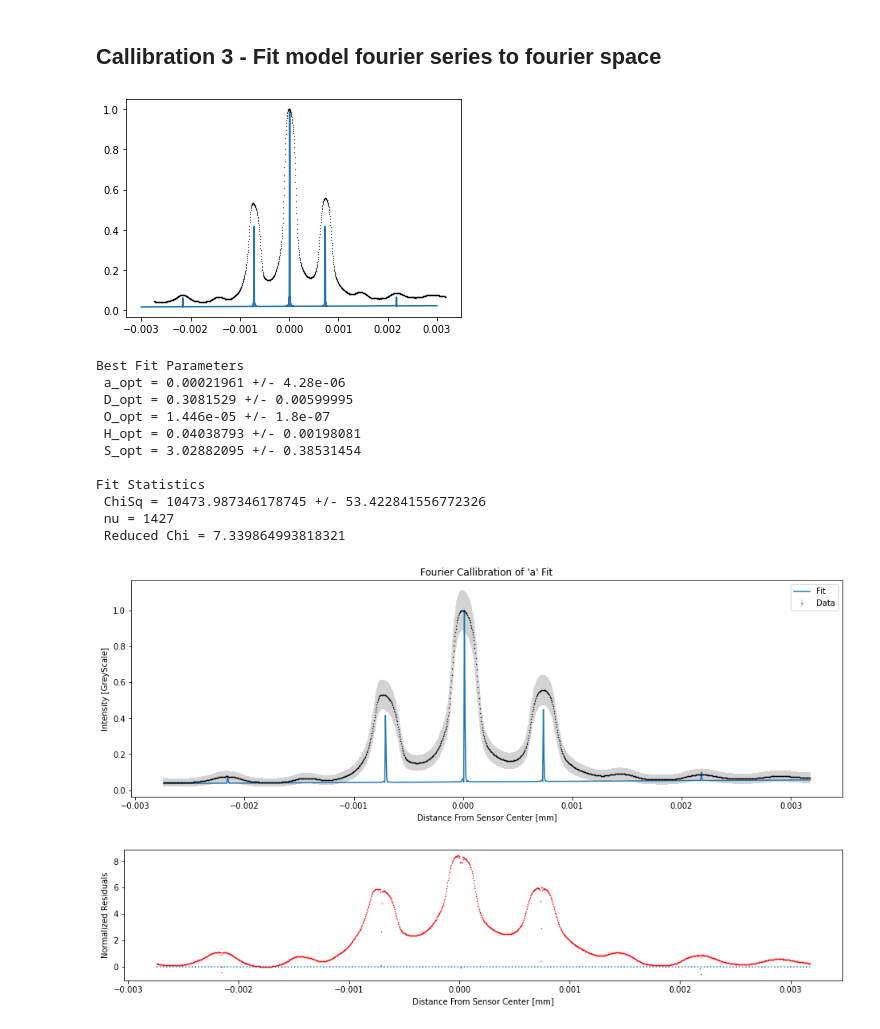
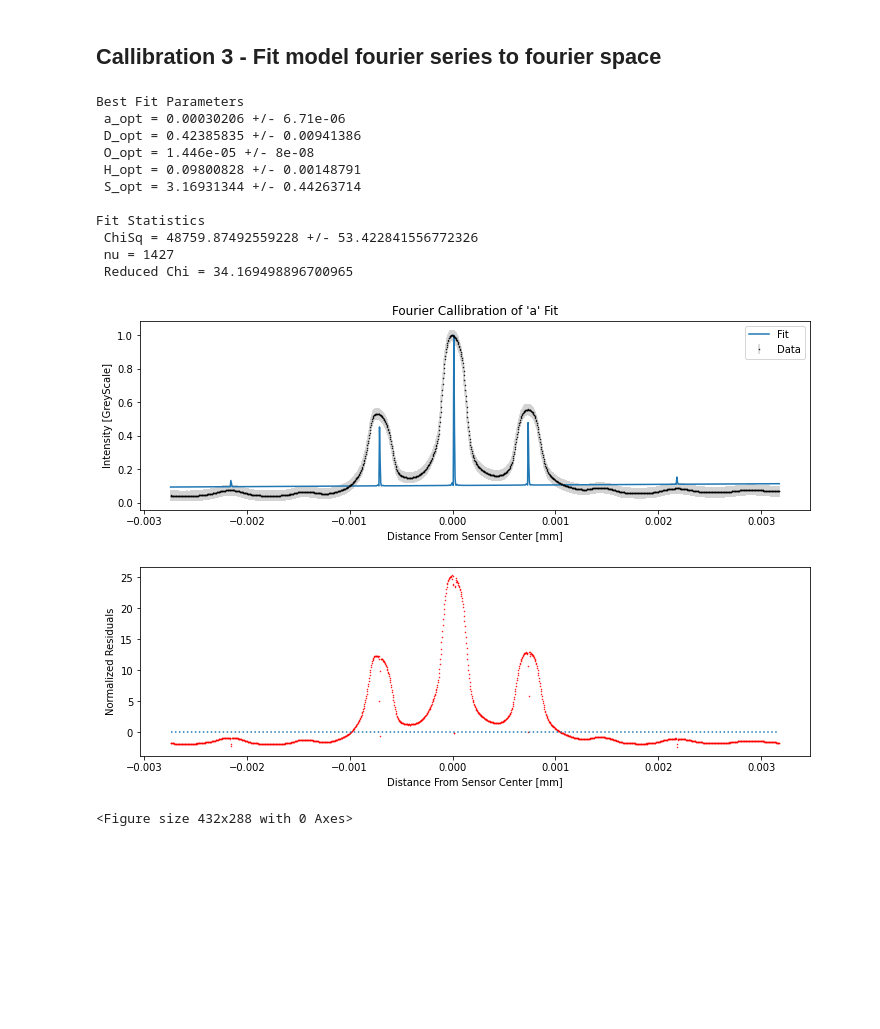
Before and after one commit to Elliot-Wadge/Phys-332W-SF, a Jupyter notebook: analysis.ipynb, the cells around one changed output. Cells and saved outputs as stored; diff of their text form; code cells hidden in the pictures; blank space fills up the shorter version.

```diff
--- a/analysis.ipynb
+++ b/analysis.ipynb
@@ -273,33 +296,45 @@ def fourierSpaceCallibrationModel(x,a,D,O = 0, H = 0,slope = 0,N = 95,wavelength
     intensity /= np.max(intensity)
     return intensity
 
+# Load data to fit in correct units
 xdat = np.array((xValFour*mm_per_px-x_center)/1000) # in mm
 ydat = np.array(yValFour/np.max(yValFour)) # normalized
+# Uncertainty form poisson characteristics of pixels
 GreyValMax = 255
 SensorWellMax = 20000
-nrowsAvreaged = 1
-alpha = np.sqrt( ydat*GreyValMax/(SensorWellMax*nrowsAvreaged) )
+nrowsAvreaged = 1000
+alpha_1 = np.sqrt( ydat*GreyValMax/(SensorWellMax*nrowsAvreaged) )
+# Uncertainty from dark noise & ambient room light noise floor
+alpha_0 = np.ones(len(xdat))*sigma
+# total uncertainty
+alpha = alpha_0 + alpha_1
+
+# Define labels for plotting later
 xtitle = "Distance From Sensor Center [mm]"
 ytitle = "Intensity [GreyScale]"
 figtitle = "Fourier Callibration of 'a' Fit"
 width = 16
 height = 3
-#plt.plot(xdat,ydat)
-#plt.show()
+gs = GridSpec(2, 1,hspace=0.3)
+fig = plt.figure(figsize = (12,8))
+axF = plt.subplot(gs[0,0])
+axR = plt.subplot(gs[1,0])
 
 # initial parameter guesses from inspection of intercept and slope
 a_init = 0.201 *10**(-3)
 D_init = 282 *10**(-3)
+# these three as just to reduce some unideal behaviour of data collection
 offset_init = 0.00001
 height_init = 0.02
 slope_init = 1
 
+# Model space
 x = np.linspace(-3,3,5000)*10**(-3)
 y = fourierSpaceCallibrationModel(x,a_init,D_init,offset_init,height_init,slope_init)
 
-plt.plot(x,y)
-plt.plot(xdat,ydat,"k.",markersize = 0.5)
-plt.show()
+#plt.plot(x,y)
+#plt.plot(xdat,ydat,"k.",markersize = 0.5)
+#plt.show()
 
 param_bounds=([0.0005*10**(-3),1*10**(-3),-1000,0,-100],[0.5 *10**(-3),1000 *10**(-3),1000,0.1,100])
 
@@ -323,58 +358,54 @@ alpha_S_opt = alpha_vec[4]
 
 # Print best fit parameters
 dec = 8 # set resolution of output rounding
 print("Best Fit Parameters\n a_opt =",np.around(a_opt,dec),"+/-",np.around(alpha_a_opt,dec))
 print(" D_opt =",np.around(D_opt,dec),"+/-",np.around(alpha_D_opt,dec))
 print(" O_opt =",np.around(O_opt,dec),"+/-",np.around(alpha_O_opt,dec))
 print(" H_opt =",np.around(H_opt,dec),"+/-",np.around(alpha_H_opt,dec))
 print(" S_opt =",np.around(S_opt,dec),"+/-",np.around(alpha_S_opt,dec))
 
 # Calculate Residuals
 res = ydat - fourierSpaceCallibrationModel(xdat,*pOpt)
 normRes = res/alpha
 
 # Calculate Chi squared statistics
 N = len(xdat)
 chiSq = np.sum(normRes**2)
 nu = N  - len(pOpt) # points minus #fit parameters
 chiSigma = np.sqrt(2*nu)
 print("\nFit Statistics\n ChiSq =",chiSq,"+/-",chiSigma)
 print(" nu =",nu)
 print(" Reduced Chi =",chiSq/nu)
 
 # Caluclate model output over the same range as out data
 model = np.linspace(np.min(xdat),np.max(xdat),1000)
 model_ydat = fourierSpaceCallibrationModel(model,*pOpt)
 
 # Plot data with best fit
-plt.figure(figsize=(width,5));
-plt.errorbar(xdat,ydat,yerr = alpha,fmt = 'k.',label = "Data",ecolor = "LightGrey",markersize = 1);
-plt.plot(model,model_ydat,label = "Fit");
-plt.legend()
-plt.xlabel(xtitle);
-plt.ylabel(ytitle);
-plt.title(figtitle);
-plt.savefig("/work/notes/callibration/callibration_fB_fit.pdf",dpi = 300)
+axF.errorbar(xdat,ydat,yerr = alpha,fmt = 'k.',label = "Data",ecolor = "LightGrey",markersize = 1);
+axF.plot(model,model_ydat,label = "Fit");
+axF.legend()
+axF.set(xlabel = xtitle, ylabel = ytitle, title = figtitle);
 
 # Plot Residuals
-plt.figure(figsize=(width,height));
-plt.plot(xdat,normRes,'r.',markersize = 1);
-plt.hlines(0,np.min(xdat),np.max(xdat),linestyles = "dotted")
-plt.xlabel(xtitle);
-plt.ylabel("Normalized Residuals");
-plt.savefig("/work/notes/callibration/callibration_fB_residuals.pdf",dpi = 300)
+axR.plot(xdat,normRes,'r.',markersize = 1);
+axR.hlines(0,np.min(xdat),np.max(xdat),linestyles = "dotted")
+axR.set(xlabel = xtitle, ylabel = "Normalized Residuals")
+
+plt.show()
+
+plt.savefig("/work/notes/callibration/callibration_fB.pdf",dpi = 300)
 # %% [output]
+Best Fit Parameters
+ a_opt = 0.00030206 +/- 6.71e-06
+ D_opt = 0.42385835 +/- 0.00941386
+ O_opt = 1.446e-05 +/- 8e-08
+ H_opt = 0.09800828 +/- 0.00148791
+ S_opt = 3.16931344 +/- 0.44263714
+
+Fit Statistics
+ ChiSq = 48759.87492559228 +/- 53.422841556772326
+ nu = 1427
+ Reduced Chi = 34.169498896700965
-[figure, old version]
+[figure, new version]
-Best Fit Parameters
- a_opt = 0.00021961 +/- 4.28e-06
- D_opt = 0.3081529 +/- 0.00599995
- O_opt = 1.446e-05 +/- 1.8e-07
- H_opt = 0.04038793 +/- 0.00198081
- S_opt = 3.02882095 +/- 0.38531454
-
-Fit Statistics
- ChiSq = 10473.987346178745 +/- 53.422841556772326
- nu = 1427
- Reduced Chi = 7.339864993818321
-[figure, removed]
-[figure, removed]
+<Figure size 432x288 with 0 Axes>
```
Also changed, not shown: parts of 4 cells of this notebook, 11 other files.
